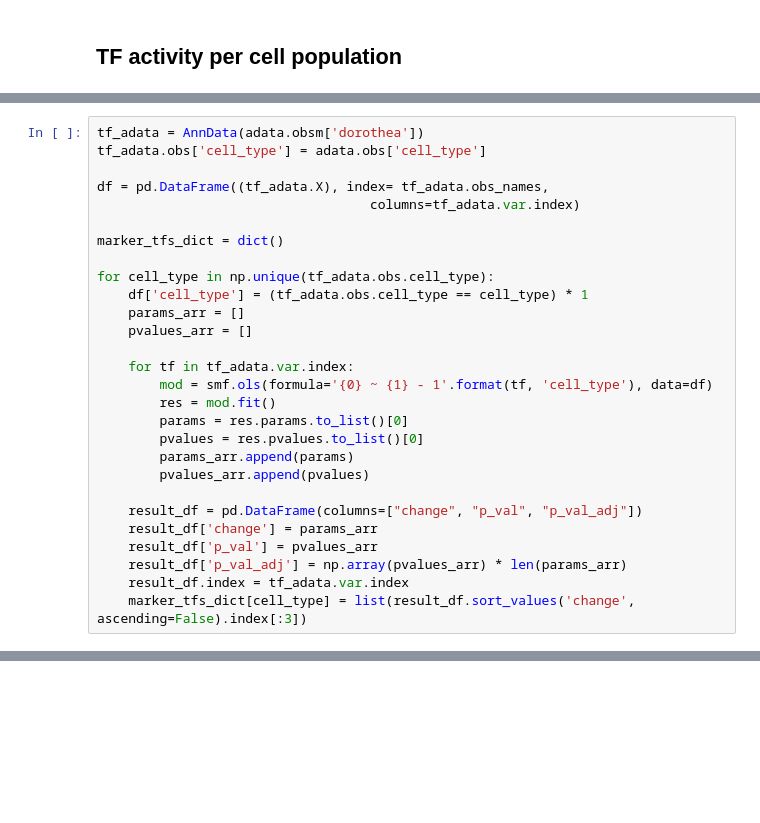
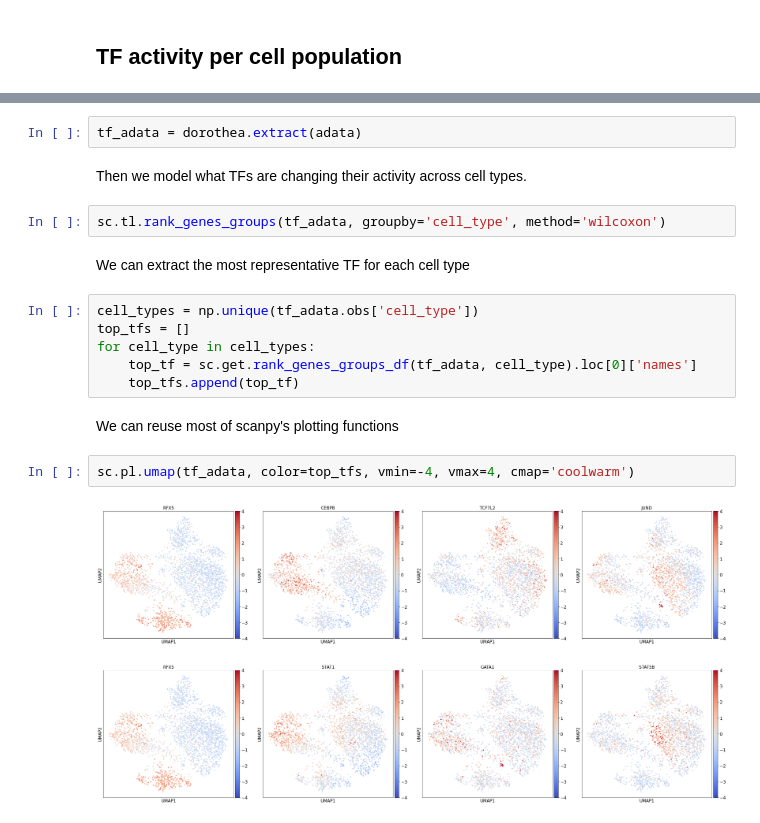
Before and after one commit to saezlab/dorothea-py, a Jupyter notebook: example/single_cell_vignette.ipynb, the cells around one changed output, grey strips where cells are left out. Drawn from its saved outputs; the diff is of its cells as text; blank space fills up the shorter version.

```diff
--- a/example/single_cell_vignette.ipynb
+++ b/example/single_cell_vignette.ipynb
@@ -136,28 +127,0 @@ We do it by building linear models for each TF and for each cell population.
-# %%
-tf_adata = AnnData(adata.obsm['dorothea'])
-tf_adata.obs['cell_type'] = adata.obs['cell_type']
-
-df = pd.DataFrame((tf_adata.X), index= tf_adata.obs_names,
-                                   columns=tf_adata.var.index)
-
-marker_tfs_dict = dict()
-
-for cell_type in np.unique(tf_adata.obs.cell_type):
-    df['cell_type'] = (tf_adata.obs.cell_type == cell_type) * 1
-    params_arr = []
-    pvalues_arr = []
-
-    for tf in tf_adata.var.index:
-        mod = smf.ols(formula='{0} ~ {1} - 1'.format(tf, 'cell_type'), data=df)
-        res = mod.fit()
-        params = res.params.to_list()[0]
-        pvalues = res.pvalues.to_list()[0]
-        params_arr.append(params)
-        pvalues_arr.append(pvalues)
-
-    result_df = pd.DataFrame(columns=["change", "p_val", "p_val_adj"])
-    result_df['change'] = params_arr
-    result_df['p_val'] = pvalues_arr
-    result_df['p_val_adj'] = np.array(pvalues_arr) * len(params_arr)
-    result_df.index = tf_adata.var.index
-    marker_tfs_dict[cell_type] = list(result_df.sort_values('change', ascending=False).index[:3])
@@ -192,0 +130,20 @@ sc.pl.heatmap(tf_adata,
+# %%
+tf_adata = dorothea.extract(adata)
+# %% [markdown]
+Then we model what TFs are changing their activity across cell types.
+# %%
+sc.tl.rank_genes_groups(tf_adata, groupby='cell_type', method='wilcoxon')
+# %% [markdown]
+We can extract the most representative TF for each cell type
+# %%
+cell_types = np.unique(tf_adata.obs['cell_type'])
+top_tfs = []
+for cell_type in cell_types:
+    top_tf = sc.get.rank_genes_groups_df(tf_adata, cell_type).loc[0]['names']
+    top_tfs.append(top_tf)
+# %% [markdown]
+We can reuse most of scanpy's plotting functions
+# %%
+sc.pl.umap(tf_adata, color=top_tfs, vmin=-4, vmax=4, cmap='coolwarm')
+# %% [output]
+[figure, added]
```
Also changed, not shown: parts of 17 cells of this notebook, 2 other files.
